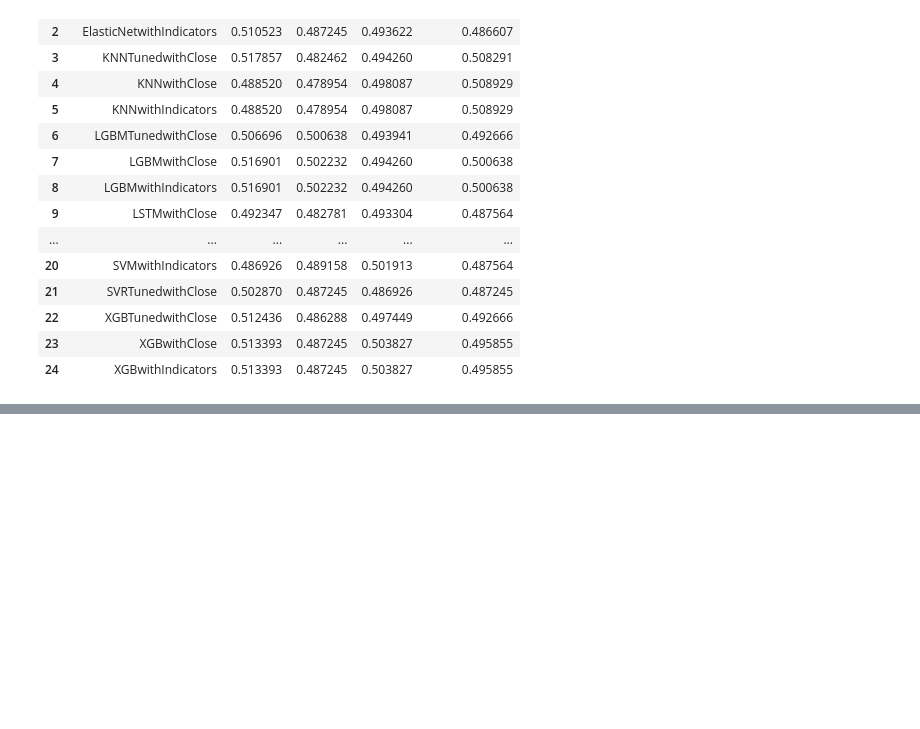
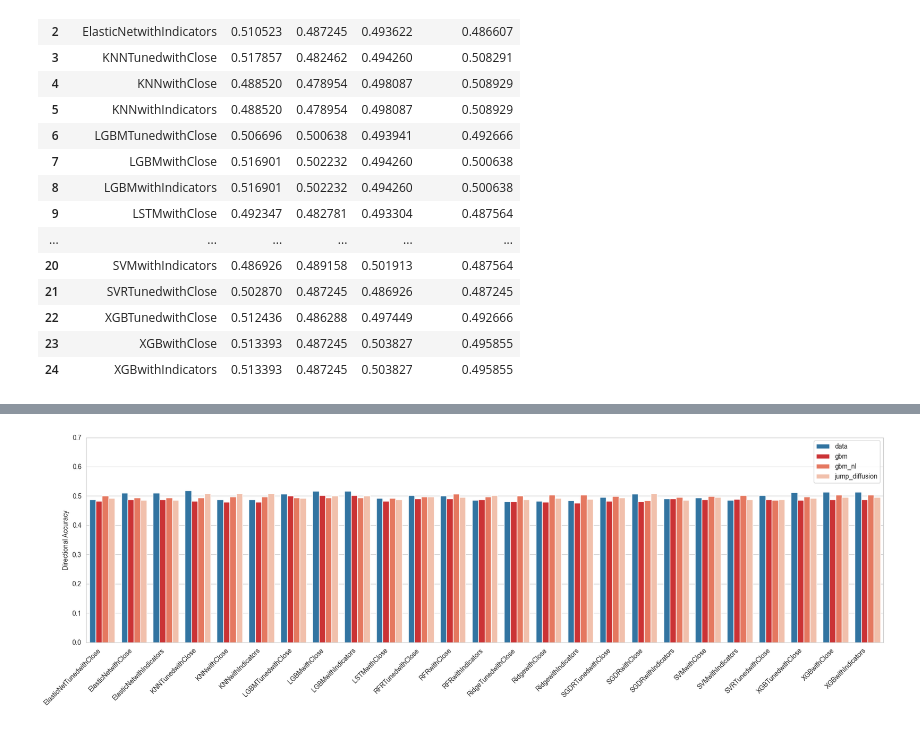
Before and after one commit to borishangh/ml_vs_baseline_reits, a Jupyter notebook: consolidated_results.ipynb, the cells around one changed output, grey strips where cells are left out. Cells and saved outputs as stored; diff of their text form; code cells hidden in the pictures; blank space fills up the shorter version.

```diff
--- a/consolidated_results.ipynb
+++ b/consolidated_results.ipynb
@@ -145,0 +164,27 @@ direcacc_df
+# %%
+direcacc_df_melted = direcacc_df.melt(
+    id_vars='model',
+    value_vars=['data', 'gbm', 'gbm_nl', 'jump_diffusion'],
+    var_name='Component',
+    value_name='Directional Accuracy'
+)
+
+custom_palette = {
+    'data': '#1f77b4',
+    'gbm': '#e41a1c',
+    'gbm_nl': '#fb6a4a',
+    'jump_diffusion': '#fcbba1'
+}
+
+plt.figure(figsize=(18, 6))
+sns.barplot(data=direcacc_df_melted, x='model', y='Directional Accuracy', hue='Component', palette=custom_palette)
+
+plt.ylim([0,0.7])
+plt.xticks(rotation=45, ha='right')
+plt.xlabel("")
+plt.ylabel("Directional Accuracy")
+plt.legend(title="")
+plt.tight_layout()
+plt.show()
+# %% [output]
+[figure, added]
```
Also changed, not shown: parts of 2 cells of this notebook, 2 other files.
